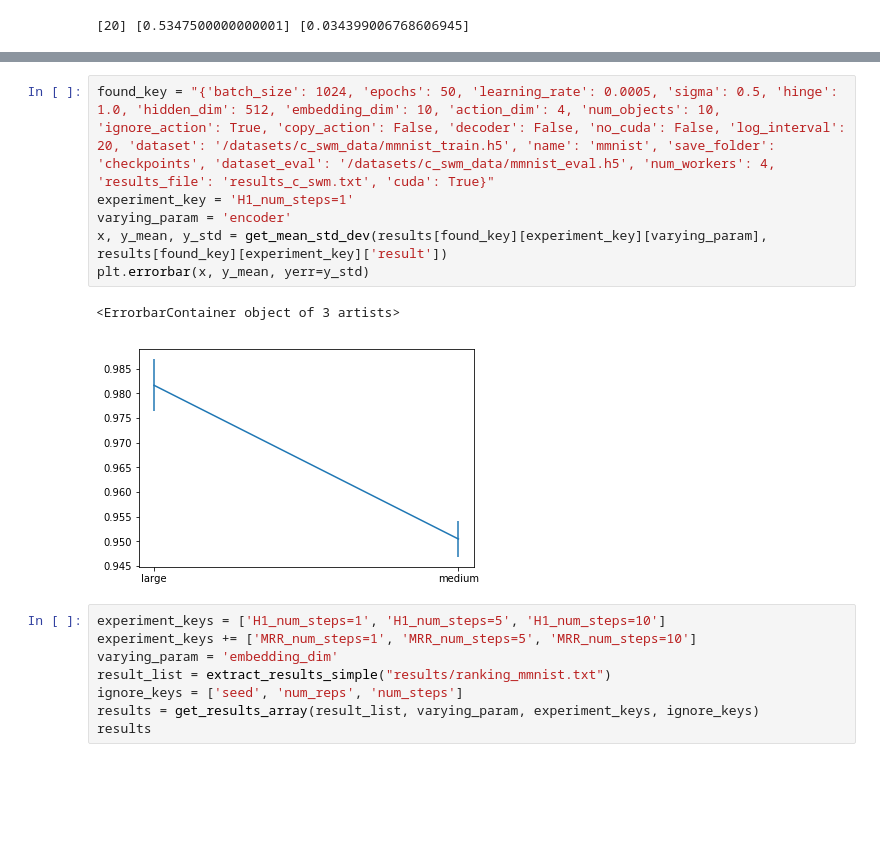
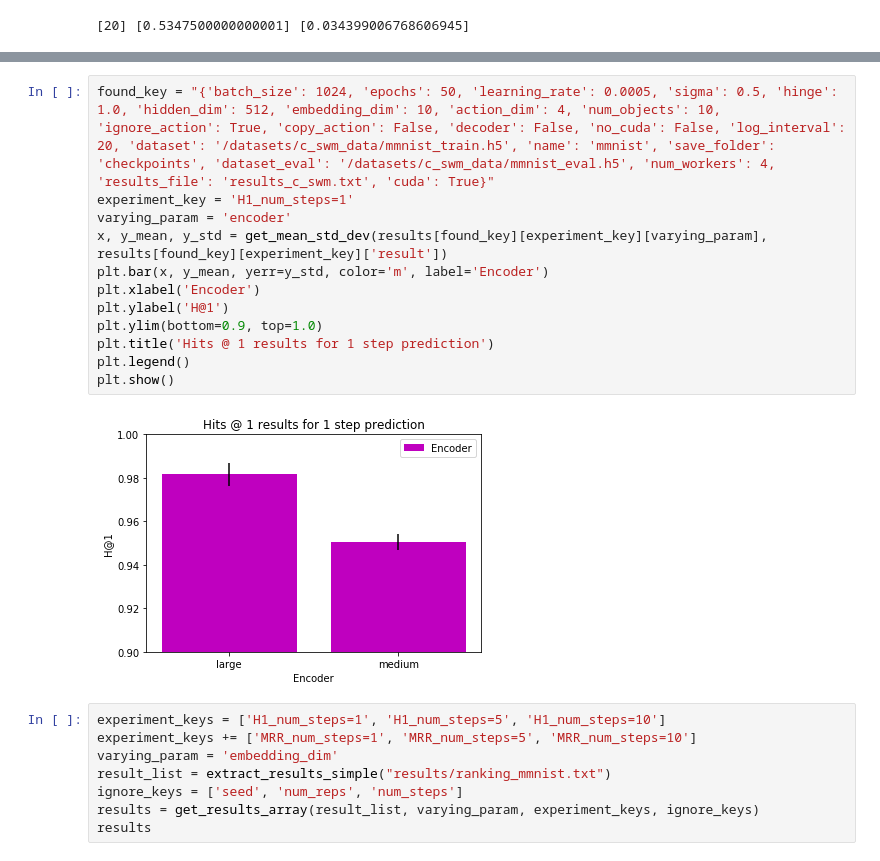
Before and after one commit to gabrielsluz/c-swm, a Jupyter notebook: Experiments.ipynb, the cells around one changed output, grey strips where cells are left out. Cells and saved outputs as stored; diff of their text form; blank space fills up the shorter version.

Commit message:
Resultados

```diff
--- a/Experiments.ipynb
+++ b/Experiments.ipynb
@@ -456,12 +630,17 @@ results
 # %%
 found_key = "{'batch_size': 1024, 'epochs': 50, 'learning_rate': 0.0005, 'sigma': 0.5, 'hinge': 1.0, 'hidden_dim': 512, 'embedding_dim': 10, 'action_dim': 4, 'num_objects': 10, 'ignore_action': True, 'copy_action': False, 'decoder': False, 'no_cuda': False, 'log_interval': 20, 'dataset': '/datasets/c_swm_data/mmnist_train.h5', 'name': 'mmnist', 'save_folder': 'checkpoints', 'dataset_eval': '/datasets/c_swm_data/mmnist_eval.h5', 'num_workers': 4, 'results_file': 'results_c_swm.txt', 'cuda': True}"
 experiment_key = 'H1_num_steps=1'
 varying_param = 'encoder'
 x, y_mean, y_std = get_mean_std_dev(results[found_key][experiment_key][varying_param], results[found_key][experiment_key]['result'])
-plt.errorbar(x, y_mean, yerr=y_std)
+plt.bar(x, y_mean, yerr=y_std, color='m', label='Encoder')
+plt.xlabel('Encoder')
+plt.ylabel('H@1')
+plt.ylim(bottom=0.9, top=1.0)
+plt.title('Hits @ 1 results for 1 step prediction')
+plt.legend()
+plt.show()
 # %% [output]
-<ErrorbarContainer object of 3 artists>
-[figure, old version]
+[figure, new version]
 # %%
 experiment_keys = ['H1_num_steps=1', 'H1_num_steps=5', 'H1_num_steps=10']
 experiment_keys += ['MRR_num_steps=1', 'MRR_num_steps=5', 'MRR_num_steps=10']
```
Also changed, not shown: parts of 12 cells of this notebook, 2 other files.
